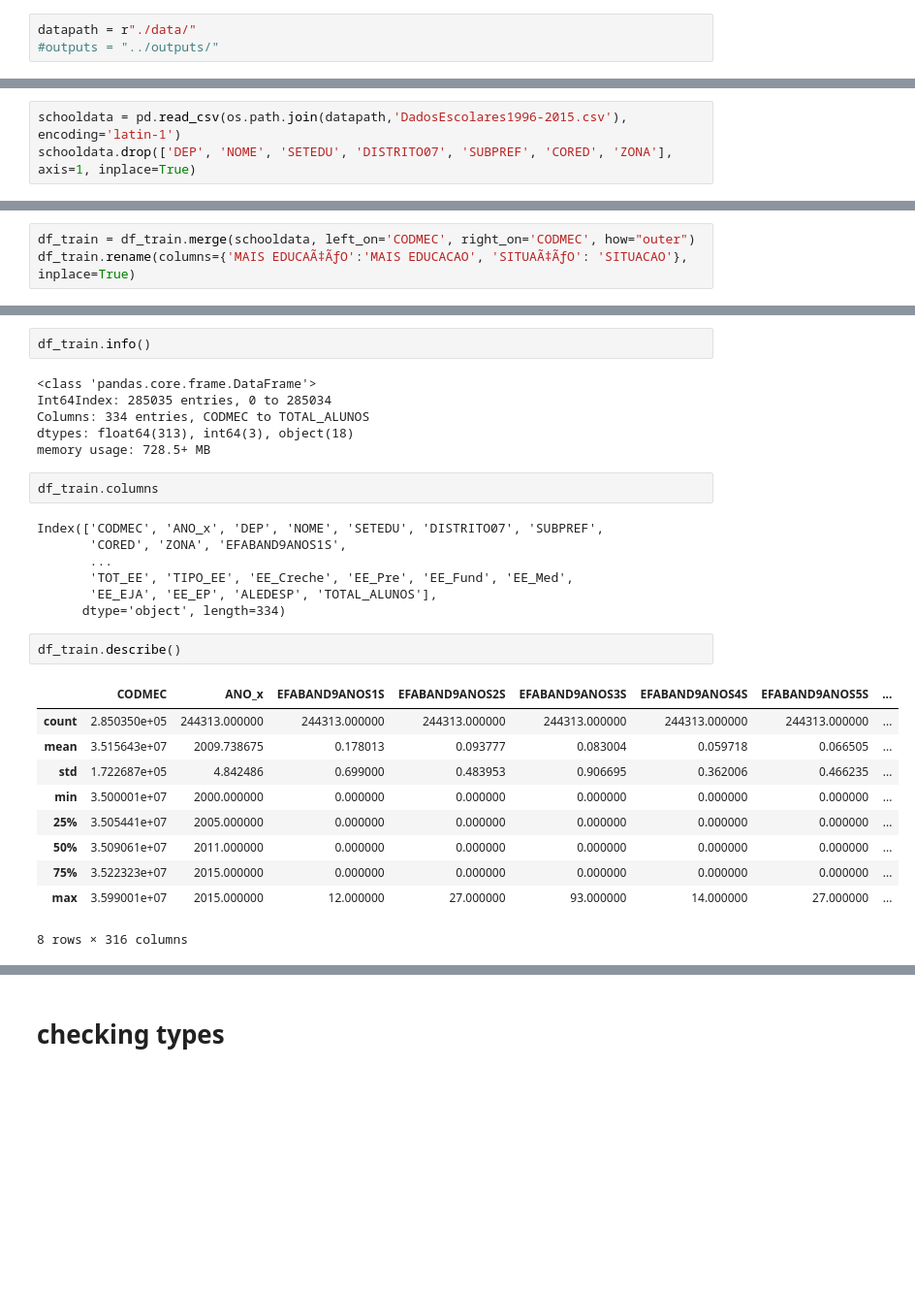
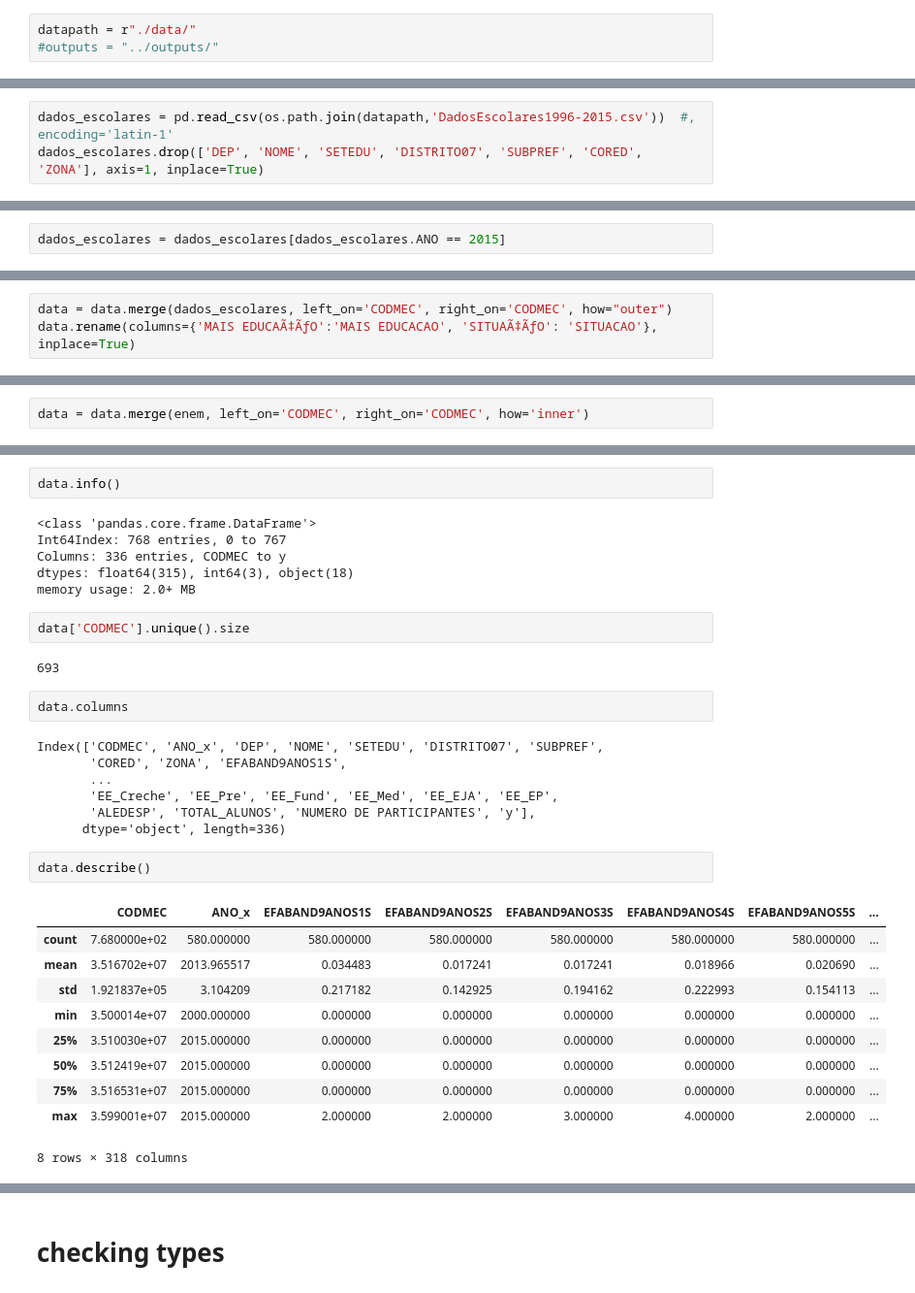
Before and after one commit to Marcelobbr/FDS-Homeworks, a Jupyter notebook: hw2/model.ipynb, the cells around one changed output, grey strips where cells are left out. Shown at 97% size. Cells and saved outputs as stored; diff of their text form; blank space fills up the shorter version.

```diff
--- a/hw2/model.ipynb
+++ b/hw2/model.ipynb
@@ -19,4 +27,4 @@ df_test = pd.read_csv(os.path.join(datapath,'ENEM2015.csv'))
 # %%
-schooldata = pd.read_csv(os.path.join(datapath,'DadosEscolares1996-2015.csv'), encoding='latin-1')
-schooldata.drop(['DEP', 'NOME', 'SETEDU', 'DISTRITO07', 'SUBPREF', 'CORED', 'ZONA'], axis=1, inplace=True)
+dados_escolares = pd.read_csv(os.path.join(datapath,'DadosEscolares1996-2015.csv'))  #, encoding='latin-1'
+dados_escolares.drop(['DEP', 'NOME', 'SETEDU', 'DISTRITO07', 'SUBPREF', 'CORED', 'ZONA'], axis=1, inplace=True)
 # %% [raw]
@@ -25,0 +37,2 @@ for c in list(df_train.columns):
+# %%
+dados_escolares = dados_escolares[dados_escolares.ANO == 2015]
@@ -26,3 +62,3 @@ for c in list(df_train.columns):
 # %%
-df_train = df_train.merge(schooldata, left_on='CODMEC', right_on='CODMEC', how="outer")
-df_train.rename(columns={'MAIS EDUCAÃ‡ÃƒO':'MAIS EDUCACAO', 'SITUAÃ‡ÃƒO': 'SITUACAO'}, inplace=True)
+data = data.merge(dados_escolares, left_on='CODMEC', right_on='CODMEC', how="outer")
+data.rename(columns={'MAIS EDUCAÃ‡ÃƒO':'MAIS EDUCACAO', 'SITUAÃ‡ÃƒO': 'SITUACAO'}, inplace=True)
@@ -29 +71,3 @@ df_train.rename(columns={'MAIS EDUCAÃ‡ÃƒO':'MAIS EDUCACAO', 'SITUAÃ‡Ãƒ
+# %%
+data = data.merge(enem, left_on='CODMEC', right_on='CODMEC', how='inner')
 # %%
@@ -49,30 +93,34 @@ df_train.tail()
 # %%
-df_train.info()
+data.info()
 # %% [output]
 <class 'pandas.core.frame.DataFrame'>
-Int64Index: 285035 entries, 0 to 285034
-Columns: 334 entries, CODMEC to TOTAL_ALUNOS
-dtypes: float64(313), int64(3), object(18)
-memory usage: 728.5+ MB
+Int64Index: 768 entries, 0 to 767
+Columns: 336 entries, CODMEC to y
+dtypes: float64(315), int64(3), object(18)
+memory usage: 2.0+ MB
+# %%
+data['CODMEC'].unique().size
+# %% [output]
+693
 # %%
-df_train.columns
+data.columns
 # %% [output]
 Index(['CODMEC', 'ANO_x', 'DEP', 'NOME', 'SETEDU', 'DISTRITO07', 'SUBPREF',
        'CORED', 'ZONA', 'EFABAND9ANOS1S',
        ...
-       'TOT_EE', 'TIPO_EE', 'EE_Creche', 'EE_Pre', 'EE_Fund', 'EE_Med',
-       'EE_EJA', 'EE_EP', 'ALEDESP', 'TOTAL_ALUNOS'],
-      dtype='object', length=334)
+       'EE_Creche', 'EE_Pre', 'EE_Fund', 'EE_Med', 'EE_EJA', 'EE_EP',
+       'ALEDESP', 'TOTAL_ALUNOS', 'NUMERO DE PARTICIPANTES', 'y'],
+      dtype='object', length=336)
 # %%
-df_train.describe()
+data.describe()
 # %% [output]
 |  | CODMEC | ANO_x | EFABAND9ANOS1S | EFABAND9ANOS2S | EFABAND9ANOS3S | EFABAND9ANOS4S | EFABAND9ANOS5S | ... |
-| count | 2.850350e+05 | 244313.000000 | 244313.000000 | 244313.000000 | 244313.000000 | 244313.000000 | 244313.000000 | ... |
-| mean | 3.515643e+07 | 2009.738675 | 0.178013 | 0.093777 | 0.083004 | 0.059718 | 0.066505 | ... |
-| std | 1.722687e+05 | 4.842486 | 0.699000 | 0.483953 | 0.906695 | 0.362006 | 0.466235 | ... |
-| min | 3.500001e+07 | 2000.000000 | 0.000000 | 0.000000 | 0.000000 | 0.000000 | 0.000000 | ... |
-| 25% | 3.505441e+07 | 2005.000000 | 0.000000 | 0.000000 | 0.000000 | 0.000000 | 0.000000 | ... |
-| 50% | 3.509061e+07 | 2011.000000 | 0.000000 | 0.000000 | 0.000000 | 0.000000 | 0.000000 | ... |
-| 75% | 3.522323e+07 | 2015.000000 | 0.000000 | 0.000000 | 0.000000 | 0.000000 | 0.000000 | ... |
-| max | 3.599001e+07 | 2015.000000 | 12.000000 | 27.000000 | 93.000000 | 14.000000 | 27.000000 | ... |
+| count | 7.680000e+02 | 580.000000 | 580.000000 | 580.000000 | 580.000000 | 580.000000 | 580.000000 | ... |
+| mean | 3.516702e+07 | 2013.965517 | 0.034483 | 0.017241 | 0.017241 | 0.018966 | 0.020690 | ... |
+| std | 1.921837e+05 | 3.104209 | 0.217182 | 0.142925 | 0.194162 | 0.222993 | 0.154113 | ... |
+| min | 3.500014e+07 | 2000.000000 | 0.000000 | 0.000000 | 0.000000 | 0.000000 | 0.000000 | ... |
+| 25% | 3.510030e+07 | 2015.000000 | 0.000000 | 0.000000 | 0.000000 | 0.000000 | 0.000000 | ... |
+| 50% | 3.512419e+07 | 2015.000000 | 0.000000 | 0.000000 | 0.000000 | 0.000000 | 0.000000 | ... |
+| 75% | 3.516531e+07 | 2015.000000 | 0.000000 | 0.000000 | 0.000000 | 0.000000 | 0.000000 | ... |
+| max | 3.599001e+07 | 2015.000000 | 2.000000 | 2.000000 | 3.000000 | 4.000000 | 2.000000 | ... |
-8 rows × 316 columns
+8 rows × 318 columns
```
Also changed, not shown: parts of 85 cells of this notebook.
